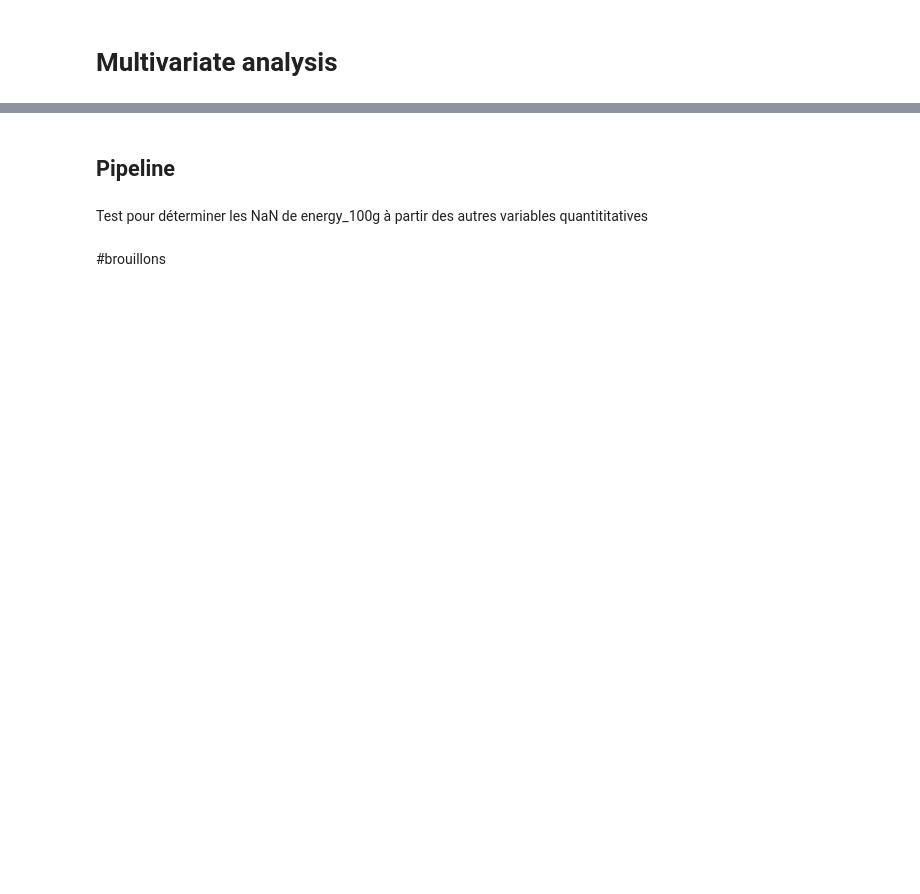
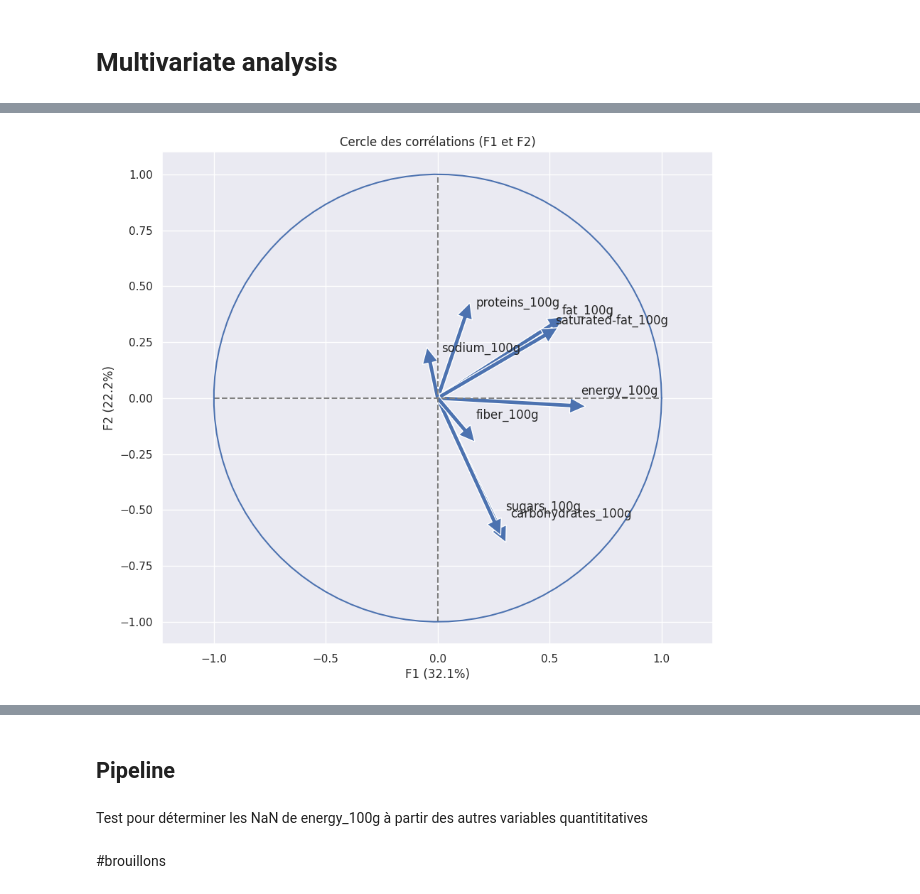
Before and after one commit to helenatong/oc_p3_cleaning_dataset_and_analysis, a Jupyter notebook: project3_cleaning.ipynb, the cells around one changed output, grey strips where cells are left out. Saved outputs shown, nothing was run; the diff lists cells and outputs as text; code cells hidden in the pictures; blank space fills up the shorter version.

```diff
--- a/project3_cleaning.ipynb
+++ b/project3_cleaning.ipynb
@@ -566,9 +566,9 @@ plt.show()
 # %%
-# imput sodium and proteins
-from sklearn.impute import KNNImputer
-impute_knn = KNNImputer(n_neighbors=3)
-columns_to_impute = ['sodium_100g', 'proteins_100g', 'fat_100g', 'saturated-fat_100g', 'sugars_100g', 'carbohydrates_100g']
-df[columns_to_impute] = impute_knn.fit_transform(df[columns_to_impute])
+# # imput sodium and proteins
+# from sklearn.impute import KNNImputer
+# impute_knn = KNNImputer(n_neighbors=3)
+# columns_to_impute = ['sodium_100g', 'proteins_100g', 'fat_100g', 'saturated-fat_100g', 'sugars_100g', 'carbohydrates_100g']
+# df[columns_to_impute] = impute_knn.fit_transform(df[columns_to_impute])
 # %% [markdown]
 2 pairs of variables seems to be corrolated, let's check with a graph
 # %%
@@ -604,0 +717,3 @@ df.dropna(subset = 'pnns_groups_2', inplace=True)
+# %%
+# create dataframe for our imported file
+df = pd.read_csv('/content/drive/MyDrive/openclassrooms/project_list/project_3/data/df_cleaned.csv', sep = ',', low_memory = False)
@@ -681,5 +835,8 @@ plt.show()
 # %% [markdown]
 # Multivariate analysis
+# %%
+# df.to_csv('/content/drive/MyDrive/openclassrooms/project_list/project_3/data/df_cleaned.csv', index=False)
+df = pd.read_csv('/content/drive/MyDrive/openclassrooms/project_list/project_3/data/df_cleaned.csv', sep = ',', low_memory = False)
 # %%
 import pandas as pd
 import numpy as np
@@ -714,5 +869,5 @@ pd.DataFrame(X_scaled).describe().round(2).loc[idx, :]
 # %%
 # faire l'ACP avec les données centrées-réduites
-n_components = 6 #== min(n_samples, n_features)
+n_components = 8 #== min(n_samples, n_features)
 pca = PCA(n_components=n_components) #instanciation, n_components
 pca.fit(X_scaled)
@@ -736,0 +983,7 @@ plt.show(block=False)
+# %%
+x_y = (0,1)
+x_y
+
+correlation_graph(pca, x_y, num_feature_variable)
+# %% [output]
+[figure, added]
```
Also changed, not shown: parts of 40 cells of this notebook.
